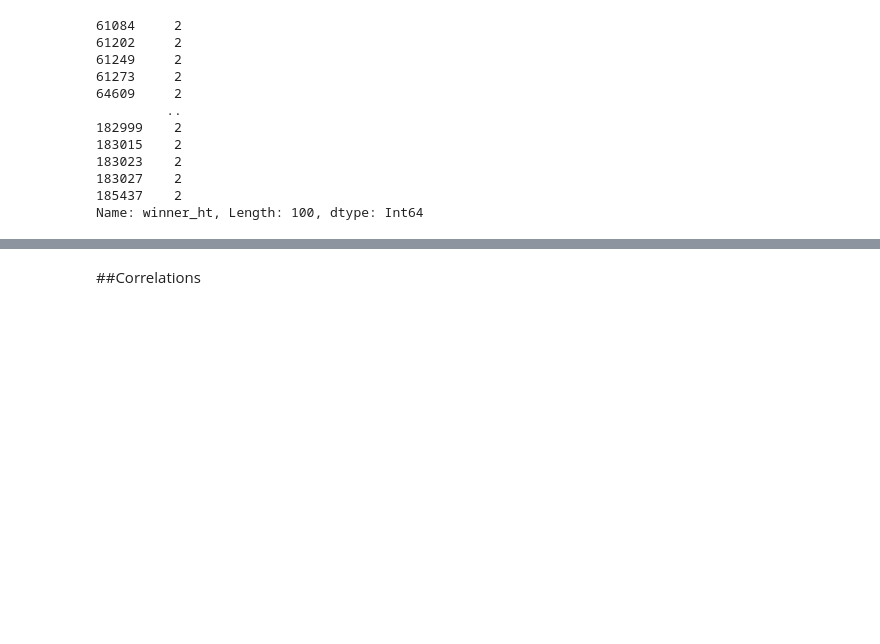
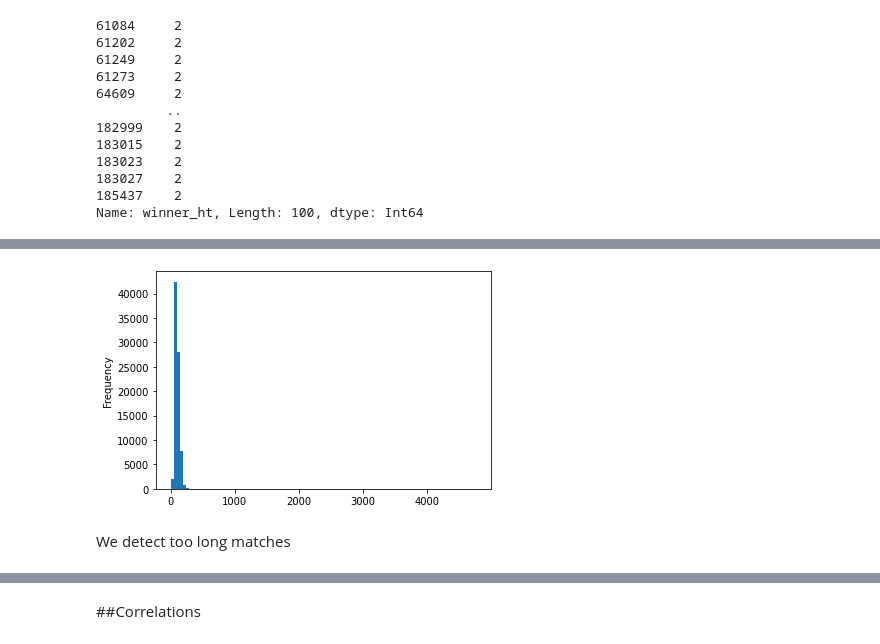
Before and after one commit to nikodallanoce/DataMiningProject, a Jupyter notebook: DM_14_TASK1/DM_14_TASK1.ipynb, the cells around one changed output, grey strips where cells are left out. Cells and saved outputs as stored; diff of their text form; code cells hidden in the pictures; blank space fills up the shorter version.

```diff
--- a/DM_14_TASK1/DM_14_TASK1.ipynb
+++ b/DM_14_TASK1/DM_14_TASK1.ipynb
@@ -590,0 +909,6 @@ df_matches[(df_matches['winner_age'] < (Q1['winner_age'] - 3 * IQR['winner_age']
+# %%
+df_matches['minutes'].plot.hist(bins=100);
+# %% [output]
+[figure, added]
+# %% [markdown]
+We detect too long matches
```
Also changed, not shown: parts of 119 cells of this notebook.
